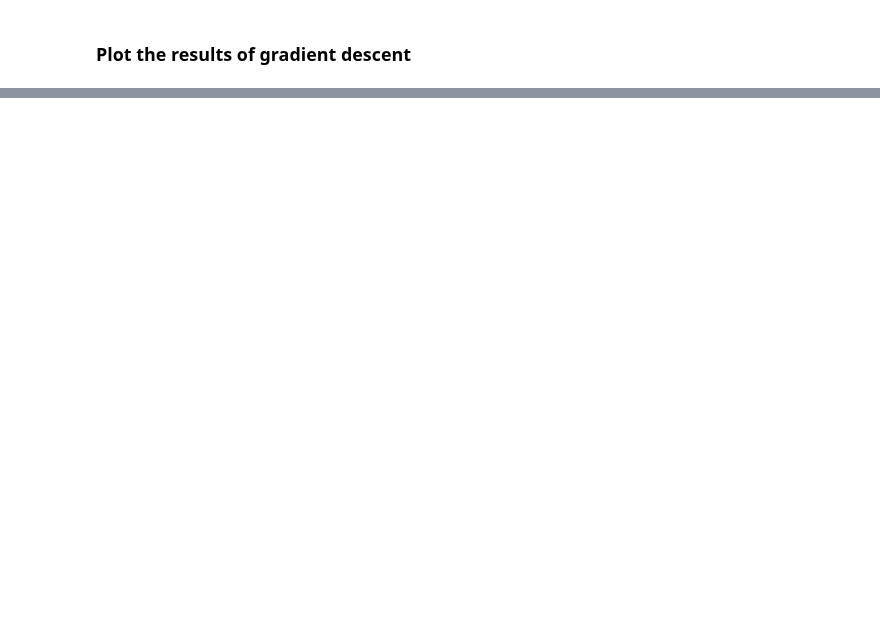
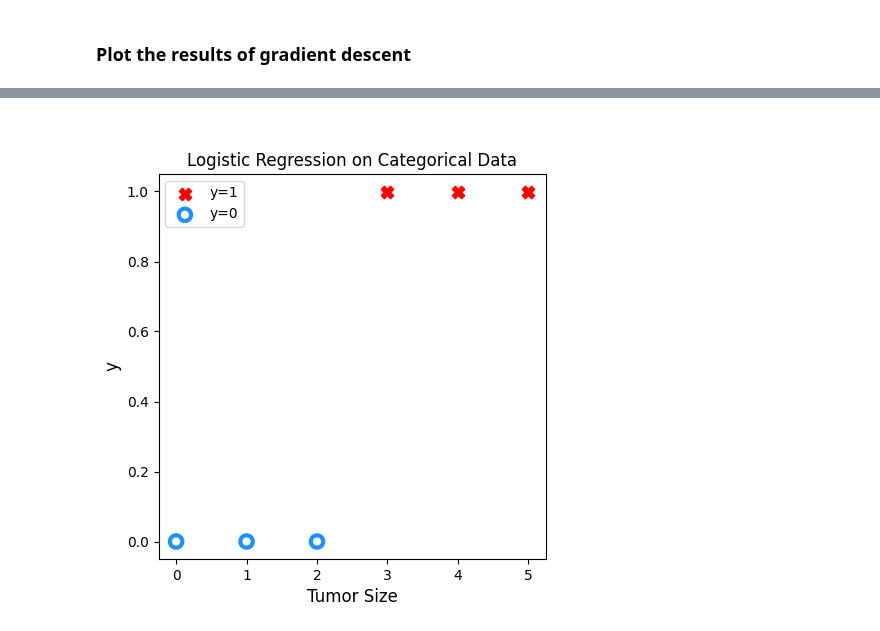
Before and after one commit to PaulToronto/Stanford-Andrew-Ng-Machine-Learning-Specialization, a Jupyter notebook: 1_3_3_1_Lab_Gradient_descent_for_logistic_regression.ipynb, the cells around one changed output, grey strips where cells are left out. Saved outputs shown, nothing was run; the diff lists cells and outputs as text; code cells hidden in the pictures; blank space fills up the shorter version.

```diff
--- a/1_3_3_1_Lab_Gradient_descent_for_logistic_regression.ipynb
+++ b/1_3_3_1_Lab_Gradient_descent_for_logistic_regression.ipynb
@@ -255,0 +328,23 @@ w_out, b_out
+# %%
+x_train = np.array([0, 1, 2, 3, 4, 5])
+y_train = np.array([0, 0, 0, 1, 1, 1])
+# %%
+pos = (y_train == 1)
+neg = (y_train == 0)
+# %%
+fig, ax = plt.subplots(1, 1, figsize=(5, 5))
+
+# plot data1
+ax.scatter(x_train[pos], y_train[pos],
+              marker='X', s=80, c='red', label='y=1')
+ax.scatter(x_train[neg], y_train[neg],
+              marker='o', s=80, facecolors='none',
+              edgecolor='dodgerblue', lw=3, label='y=0')
+ax.set_xlabel('Tumor Size', fontsize=12)
+ax.set_ylabel('y', fontsize=12)
+ax.set_title('Logistic Regression on Categorical Data')
+ax.legend()
+
+plt.show()
+# %% [output]
+[figure, added]
```
Also changed, not shown: parts of 16 cells of this notebook.
